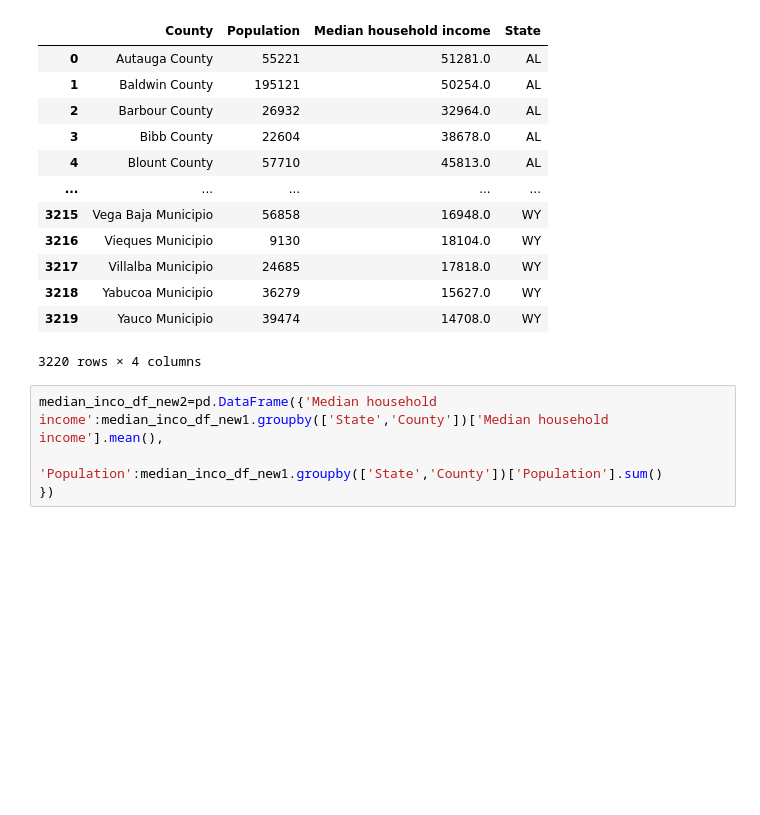
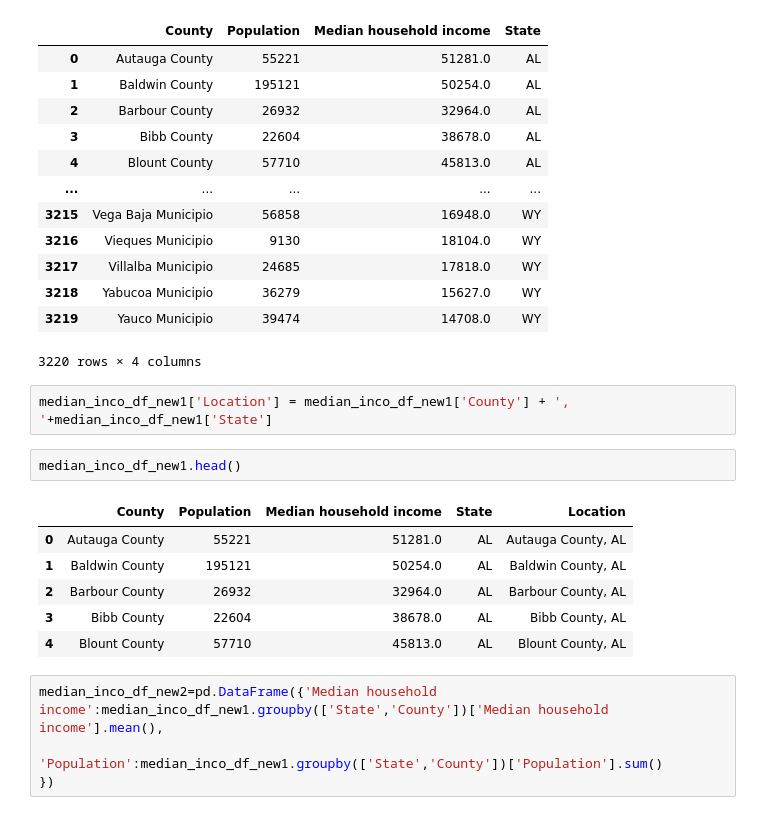
Before and after one commit to Kevinle76/ETL, a Jupyter notebook: ETL.ipynb, the cells around one changed output. Drawn from its saved outputs; the diff is of its cells as text; blank space fills up the shorter version.

```diff
--- a/ETL.ipynb
+++ b/ETL.ipynb
@@ -283,6 +286,17 @@ median_inco_df_new1
 | 3218 | Yabucoa Municipio | 36279 | 15627.0 | WY |
 | 3219 | Yauco Municipio | 39474 | 14708.0 | WY |
 3220 rows × 4 columns
+# %%
+median_inco_df_new1['Location'] = median_inco_df_new1['County'] + ', '+median_inco_df_new1['State']
+# %%
+median_inco_df_new1.head()
+# %% [output]
+|  | County | Population | Median household income | State | Location |
+| 0 | Autauga County | 55221 | 51281.0 | AL | Autauga County, AL |
+| 1 | Baldwin County | 195121 | 50254.0 | AL | Baldwin County, AL |
+| 2 | Barbour County | 26932 | 32964.0 | AL | Barbour County, AL |
+| 3 | Bibb County | 22604 | 38678.0 | AL | Bibb County, AL |
+| 4 | Blount County | 57710 | 45813.0 | AL | Blount County, AL |
 # %%
 median_inco_df_new2=pd.DataFrame({'Median household income':median_inco_df_new1.groupby(['State','County'])['Median household income'].mean(),
                                        'Population':median_inco_df_new1.groupby(['State','County'])['Population'].sum()
```
Also changed, not shown: parts of 33 cells of this notebook, 4 other files.
